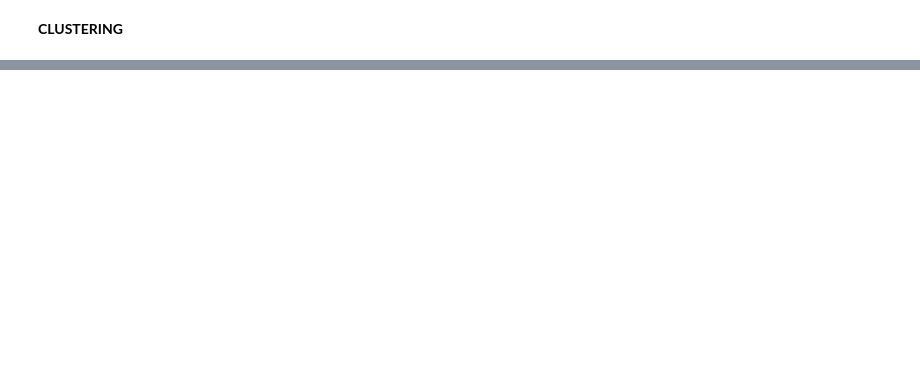
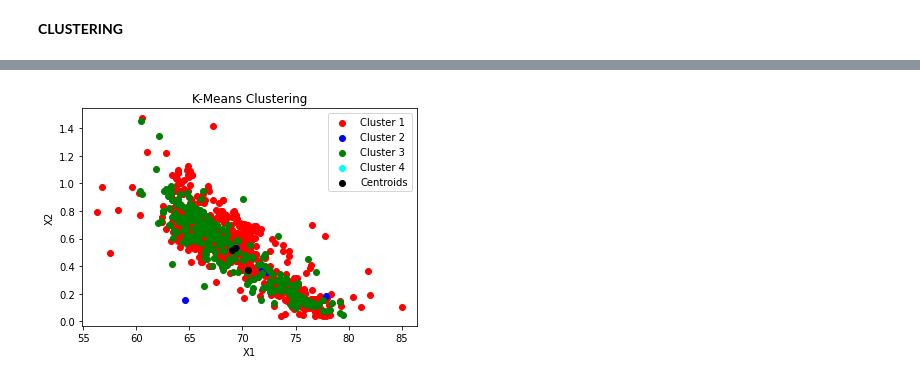
Before and after one commit to DSEI21000-S21/project-clustering-geological-samples, a Jupyter notebook: Project_notebook_final_JatinJain.ipynb, the cells around one changed output, grey strips where cells are left out. Saved outputs shown, nothing was run; the diff lists cells and outputs as text; code cells hidden in the pictures; blank space fills up the shorter version.

```diff
--- a/Project_notebook_final_JatinJain.ipynb
+++ b/Project_notebook_final_JatinJain.ipynb
@@ -867,0 +871,11 @@ print(cmlda_dt)
+# %%
+wcss = []
+for i in range(1, 11):
+    kmeans = KMeans(n_clusters = i, init = 'k-means++', random_state = 42)
+    kmeans.fit(X)
+    wcss.append(kmeans.inertia_)
+plt.plot(range(1, 11), wcss)
+plt.title('The Elbow Method')
+plt.xlabel('Number of clusters')
+plt.ylabel('WCSS')
+plt.show()
@@ -867,0 +884,17 @@ print(cmlda_dt)
+# %%
+kmeans = KMeans(n_clusters = 4, init = 'k-means++', random_state = 42)
+y_kmeans = kmeans.fit_predict(X)
+# %%
+plt.scatter(X[y_kmeans == 0, 0], X[y_kmeans == 0, 1], c = 'red', label = 'Cluster 1')
+plt.scatter(X[y_kmeans == 1, 0], X[y_kmeans == 1, 1], c = 'blue', label = 'Cluster 2')
+plt.scatter(X[y_kmeans == 2, 0], X[y_kmeans == 2, 1], c = 'green', label = 'Cluster 3')
+plt.scatter(X[y_kmeans == 3, 0], X[y_kmeans == 3, 1], c = 'cyan', label = 'Cluster 4')
+#plt.scatter(X[y_kmeans == 4, 0], X[y_kmeans == 4, 1], s = 100, c = 'magenta', label = 'Cluster 5')
+plt.scatter(kmeans.cluster_centers_[:, 0], kmeans.cluster_centers_[:, 1], c = 'black', label = 'Centroids')
+plt.title('K-Means Clustering')
+plt.xlabel('X1')
+plt.ylabel('X2')
+plt.legend()
+plt.show()
+# %% [output]
+[figure, added]
```
Also changed, not shown: parts of 17 cells of this notebook.
